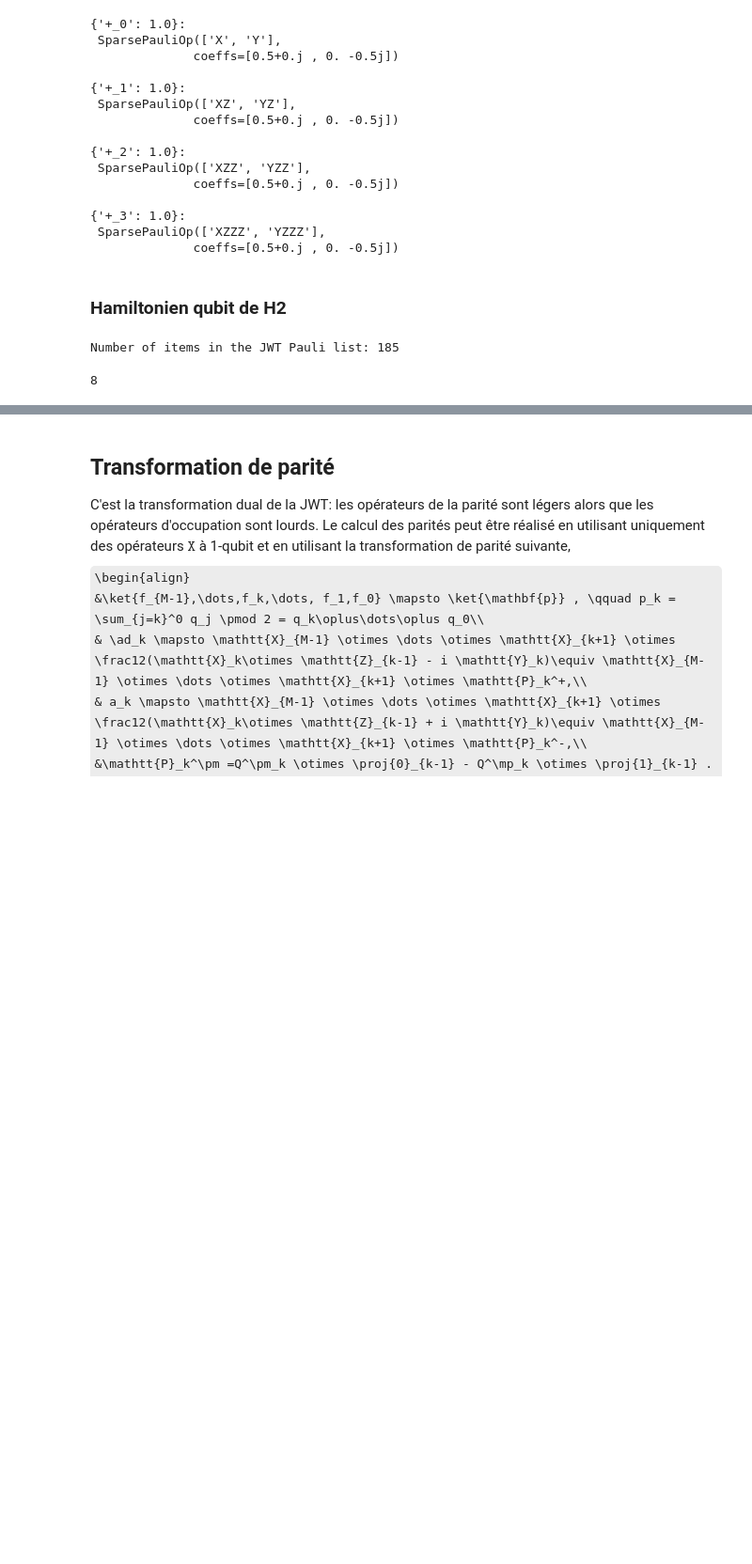
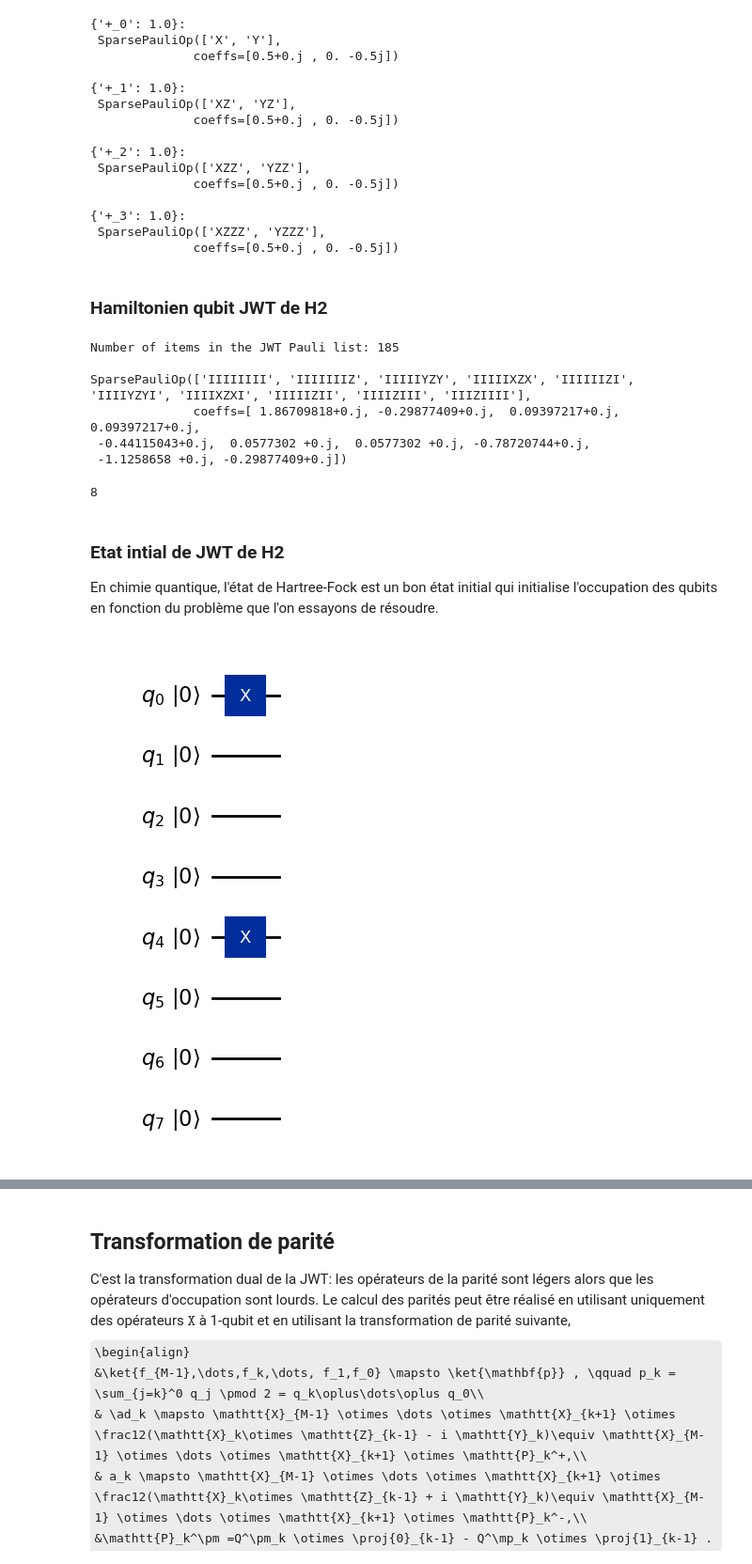
Before and after one commit to NanaEngo/PHY4268_Tutoriels_2024, a Jupyter notebook: PHY4248_ Tutorial 2 - Qiskit Qubit Hamiltonian_ 240425.ipynb, the cells around one changed output, grey strips where cells are left out. Shown at 94% size. Saved outputs shown, nothing was run; the diff lists cells and outputs as text; code cells hidden in the pictures; some formulas as TeX source; blank space fills up the shorter version.

```diff
--- a/PHY4248_ Tutorial 2 - Qiskit Qubit Hamiltonian_ 240425.ipynb
+++ b/PHY4248_ Tutorial 2 - Qiskit Qubit Hamiltonian_ 240425.ipynb
@@ -350,17 +363,35 @@ for k in ({"+_0":1.0}, {"+_1":1.0}, {"+_2":1.0}, {"+_3":1.0}):
  SparsePauliOp(['XZZZ', 'YZZZ'],
               coeffs=[0.5+0.j , 0. -0.5j])
 # %% [markdown]
-### Hamiltonien qubit de H2
+### Hamiltonien qubit JWT de H2
 # %%
 H2_qubit_JW_op = JordanWignerMapper().map(H2_fermionic_op)
 
-print("Number of items in the JWT Pauli list:", len(H2_qubit_JW_op))
-# print(H2_qubit_JW_op)
+print("Number of items in the JWT Pauli list:", len(H2_qubit_JW_op),'\n')
+
+if len(H2_qubit_JW_op) <= 10:
+    print(H2_qubit_JW_op)
+else:
+    print(H2_qubit_JW_op[0:10])
 # %% [output]
 Number of items in the JWT Pauli list: 185
+
+SparsePauliOp(['IIIIIIII', 'IIIIIIIZ', 'IIIIIYZY', 'IIIIIXZX', 'IIIIIIZI', 'IIIIYZYI', 'IIIIXZXI', 'IIIIIZII', 'IIIIZIII', 'IIIZIIII'],
+              coeffs=[ 1.86709818+0.j, -0.29877409+0.j,  0.09397217+0.j,  0.09397217+0.j,
+ -0.44115043+0.j,  0.0577302 +0.j,  0.0577302 +0.j, -0.78720744+0.j,
+ -1.1258658 +0.j, -0.29877409+0.j])
 # %%
 H2_qubit_JW_op.num_qubits
 # %% [output]
 8
+# %% [markdown]
+### Etat intial de JWT de H2
+
+En chimie quantique, l'état de Hartree-Fock est un bon état initial qui initialise l'occupation des qubits en fonction du problème que l'on essayons de résoudre.
 # %%
 from qiskit_nature.second_q.circuit.library import HartreeFock
+
+hf_state = HartreeFock(H2_problem.num_spatial_orbitals, H2_problem.num_particles, JordanWignerMapper())
+hf_state.draw('mpl',initial_state=True)
+# %% [output]
+[figure, added]
```
Also changed, not shown: parts of 20 cells of this notebook, 5 other files.
